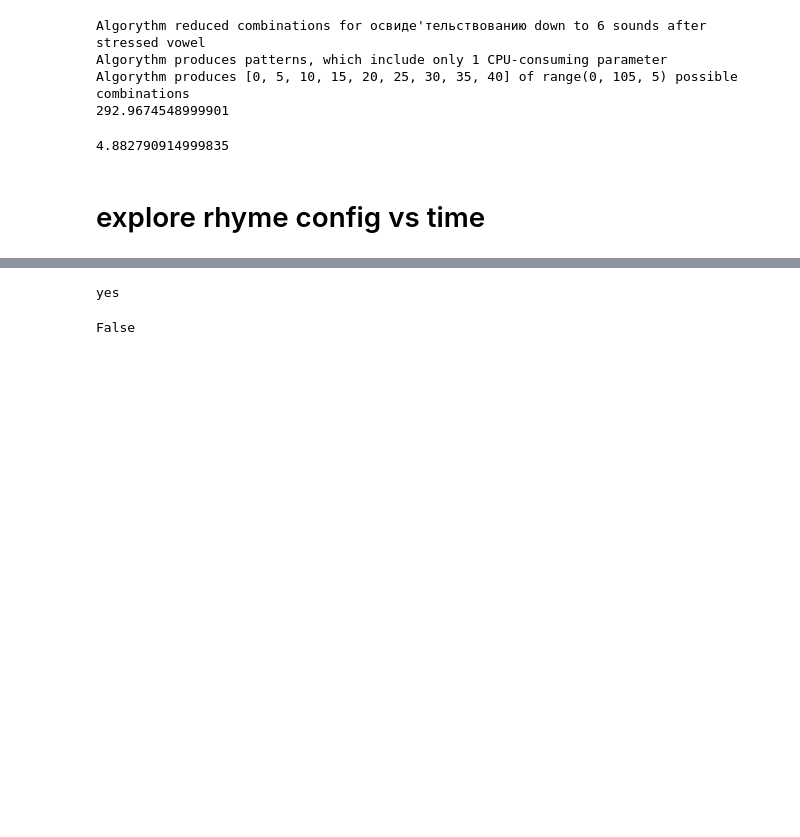
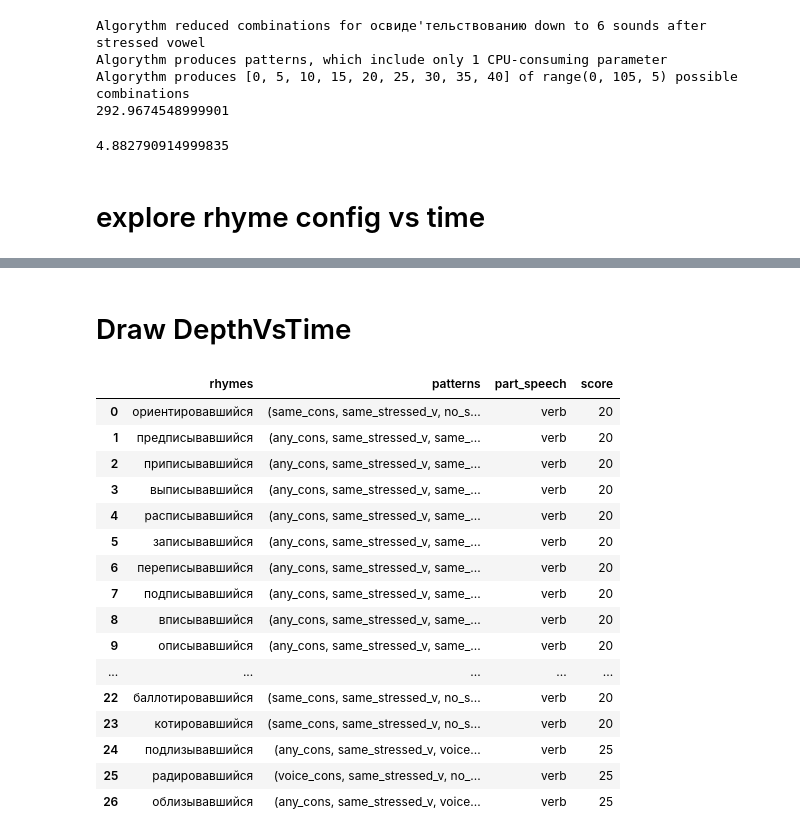
Before and after one commit to EugenefedorovPro/rhyme_rus, a Jupyter notebook: rhyme_rus/utils/rhyming_time/rhyming_time.ipynb, the cells around one changed output, grey strips where cells are left out. Cells and saved outputs as stored; diff of their text form; code cells hidden in the pictures; blank space fills up the shorter version.

```diff
--- a/rhyme_rus/utils/rhyming_time/rhyming_time.ipynb
+++ b/rhyme_rus/utils/rhyming_time/rhyming_time.ipynb
@@ -329,14 +370,2 @@ rhyme_config_vs_time, rhyme_outputs = assess_rhyme_config_vs_time(list_score, li
-# %%
-path_time = "audio_rhyme_config_vs_time.pkl"
-path_rhyme = "audio_rhymes.pkl"
-
-if Path(path_time).exists and Path(path_rhyme).exists:
-    print("yes")
-else:
-    print("no")
-# %% [output]
-yes
-# %%
-Path(path_time).exists()
-# %% [output]
-False
+# %% [markdown]
+# Draw DepthVsTime
@@ -342,0 +429,23 @@ False
+# %%
+path_rhymes = "rhyme_words_over_7_score_00.pkl"
+rhymes = DepthVsTime.upload_rhymes(path_rhymes)
+# %%
+rhymes[-9]
+# %% [output]
+|  | rhymes | patterns | part_speech | score |
+| 0 | ориентировавшийся | (same_cons, same_stressed_v, no_s... | verb | 20 |
+| 1 | предписывавшийся | (any_cons, same_stressed_v, same_... | verb | 20 |
+| 2 | приписывавшийся | (any_cons, same_stressed_v, same_... | verb | 20 |
+| 3 | выписывавшийся | (any_cons, same_stressed_v, same_... | verb | 20 |
+| 4 | расписывавшийся | (any_cons, same_stressed_v, same_... | verb | 20 |
+| 5 | записывавшийся | (any_cons, same_stressed_v, same_... | verb | 20 |
+| 6 | переписывавшийся | (any_cons, same_stressed_v, same_... | verb | 20 |
+| 7 | подписывавшийся | (any_cons, same_stressed_v, same_... | verb | 20 |
+| 8 | вписывавшийся | (any_cons, same_stressed_v, same_... | verb | 20 |
+| 9 | описывавшийся | (any_cons, same_stressed_v, same_... | verb | 20 |
+| ... | ... | ... | ... | ... |
+| 22 | баллотировавшийся | (same_cons, same_stressed_v, no_s... | verb | 20 |
+| 23 | котировавшийся | (same_cons, same_stressed_v, no_s... | verb | 20 |
+| 24 | подлизывавшийся | (any_cons, same_stressed_v, voice... | verb | 25 |
+| 25 | радировавшийся | (voice_cons, same_stressed_v, no_... | verb | 25 |
+| 26 | облизывавшийся | (any_cons, same_stressed_v, voice... | verb | 25 |
```
Also changed, not shown: parts of 33 cells of this notebook, 13 other files.
